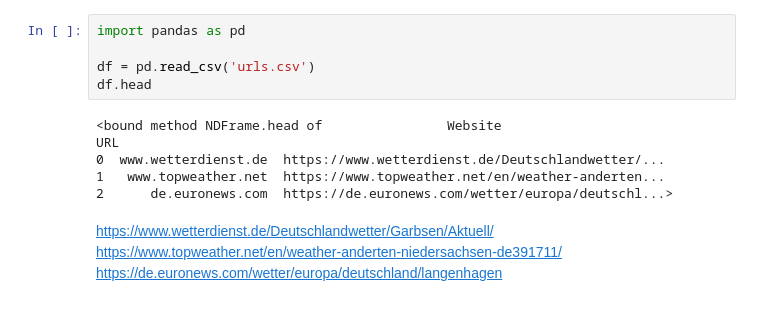
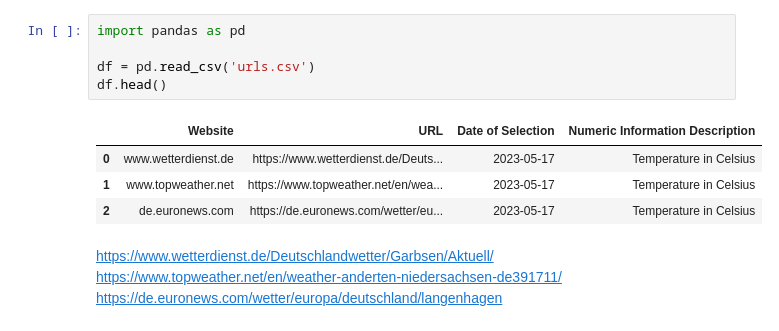
Before and after one commit to 1010sb/webScraping_Weather, a Jupyter notebook: scraper.ipynb, the cells around one changed output. Drawn from its saved outputs; the diff is of its cells as text.

```diff
--- a/scraper.ipynb
+++ b/scraper.ipynb
@@ -16,13 +23,13 @@ with open('urls.csv', 'w', newline='') as csvfile:
 # %%
 import pandas as pd
 
 df = pd.read_csv('urls.csv')
-df.head
+df.head()
 # %% [output]
-<bound method NDFrame.head of                Website                                                URL
-0  www.wetterdienst.de  https://www.wetterdienst.de/Deutschlandwetter/...
-1   www.topweather.net  https://www.topweather.net/en/weather-anderten...
-2      de.euronews.com  https://de.euronews.com/wetter/europa/deutschl...>
+|  | Website | URL | Date of Selection | Numeric Information Description |
+| 0 | www.wetterdienst.de | https://www.wetterdienst.de/Deuts... | 2023-05-17 | Temperature in Celsius |
+| 1 | www.topweather.net | https://www.topweather.net/en/wea... | 2023-05-17 | Temperature in Celsius |
+| 2 | de.euronews.com | https://de.euronews.com/wetter/eu... | 2023-05-17 | Temperature in Celsius |
 # %% [markdown]
 https://www.wetterdienst.de/Deutschlandwetter/Garbsen/Aktuell/
 https://www.topweather.net/en/weather-anderten-niedersachsen-de391711/
```
Also changed, not shown: parts of 7 cells of this notebook, 3 other files.
